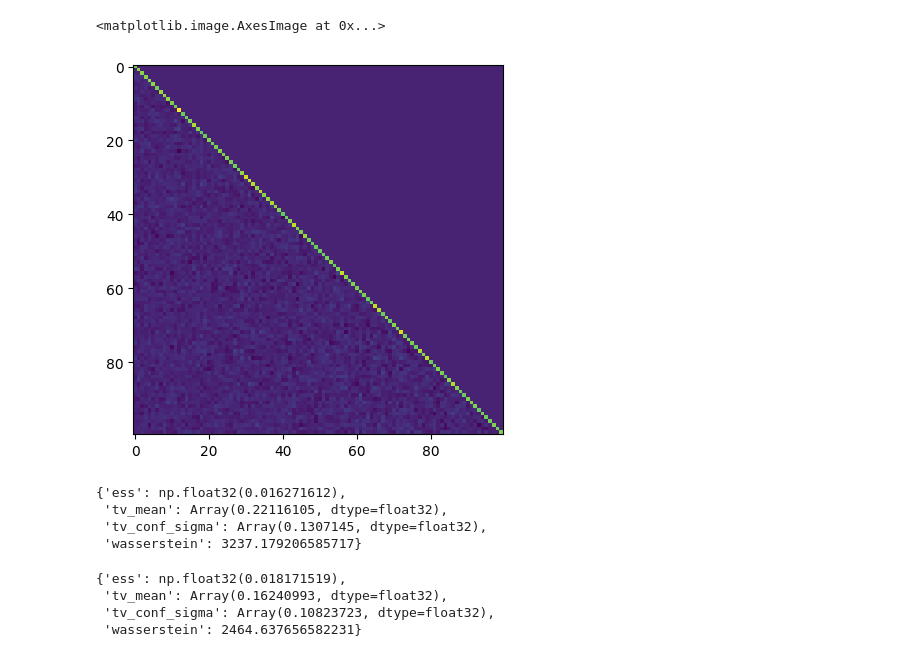
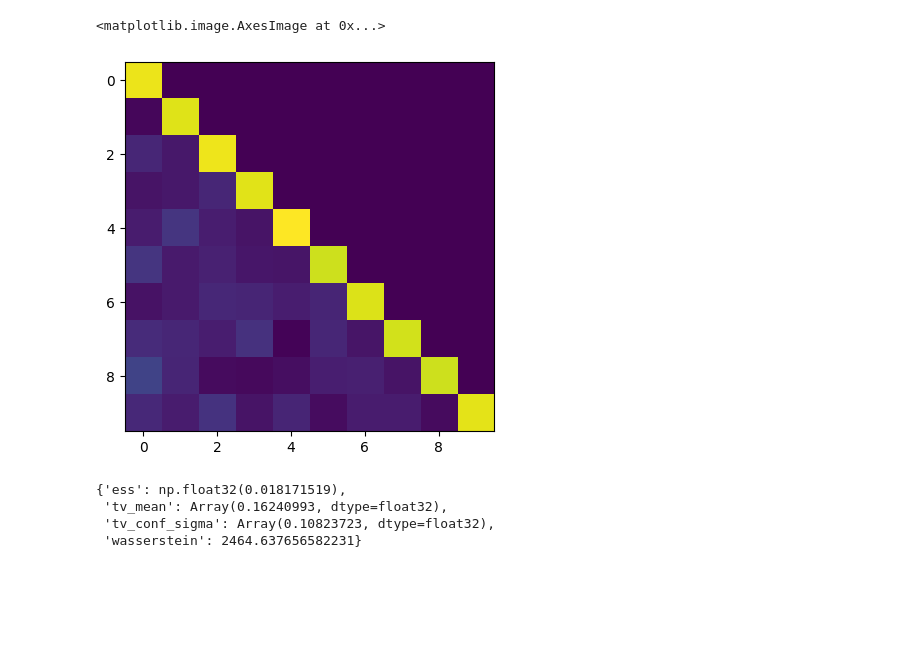
Before and after one commit to cepessh/adaptive_mcmc, a Jupyter notebook: notebooks/last_year_code_test.ipynb, the cells around one changed output. Cells and saved outputs as stored; diff of their text form; code cells hidden in the pictures; blank space fills up the shorter version.

Commit message:
Develop experiment and find hyperparameters to benchmark samplers

```diff
--- a/notebooks/last_year_code_test.ipynb
+++ b/notebooks/last_year_code_test.ipynb
@@ -30,13 +32,19 @@ hparams = {
         device=device,
     ),
     "fisher_mala": fishermala.FisherMALAParams(dampening=10.),
-    "hmc_vanilla": hmc.HMCParams(lf_step_count=5, lf_step_size=0.5, no_grad=True),
-    "hmcadaptive_vanilla": hmcadaptive.HMCAdaptiveParams(
-        lf_step_count=5,
-        lf_step_size=0.5,
-        learning_rate=5e-3,
+    "hmc_vanilla": hmc.HMCParams(lf_step_count=10, lf_step_size=1., no_grad=True),
+    "hmcadaptive_hutch": hmcadaptive_hutch.HMCAdaptiveHutchParams(
+        lf_step_count=10,
+        lf_step_size=1.,
+        learning_rate=5e-2,
         truncation_level_prob=0.5,
         min_truncation_level=2,
+        iter_count=2000,
+        entropy_weight_max=1e2,
+        penalty_weight_max=1e1,
+        penalty_weight=10.,
+        penalty_weight_adaptive_rate=0,
+        clip_grad_value=1e4,
     ),
 }
 # %%
@@ -296,17 +335,12 @@ tensor([[2.2982e+02],
 # %%
-plt.imshow(algs["hmcadaptive_vanilla"].pipeline.sample_blocks[-1].iteration.cache.prec[7].detach().numpy())
+plt.imshow(algs["hmcadaptive_hutch"].pipeline.sample_blocks[-1].iteration.cache.prec[0].detach().numpy())
 # %% [output]
 <matplotlib.image.AxesImage at 0x...>
-[figure, old version]
+[figure, new version]
 # %%
 BenchmarkUtils.compute_metrics(
-    algs["hmcadaptive_vanilla"].pipeline.sample_blocks[-1].iteration.cache.samples,
-    algs["hmcadaptive_vanilla"].pipeline.sample_blocks[-1].iteration.cache.true_samples,
+    algs["hmcadaptive_hutch"].pipeline.sample_blocks[-1].iteration.cache.samples,
+    algs["hmcadaptive_hutch"].pipeline.sample_blocks[-1].iteration.cache.true_samples,
 )
-# %% [output]
-{'ess': np.float32(0.016271612),
- 'tv_mean': Array(0.22116105, dtype=float32),
- 'tv_conf_sigma': Array(0.1307145, dtype=float32),
- 'wasserstein': 3237.179206585717}
 # %%
 BenchmarkUtils.compute_metrics(
```
Also changed, not shown: parts of 18 cells of this notebook.
